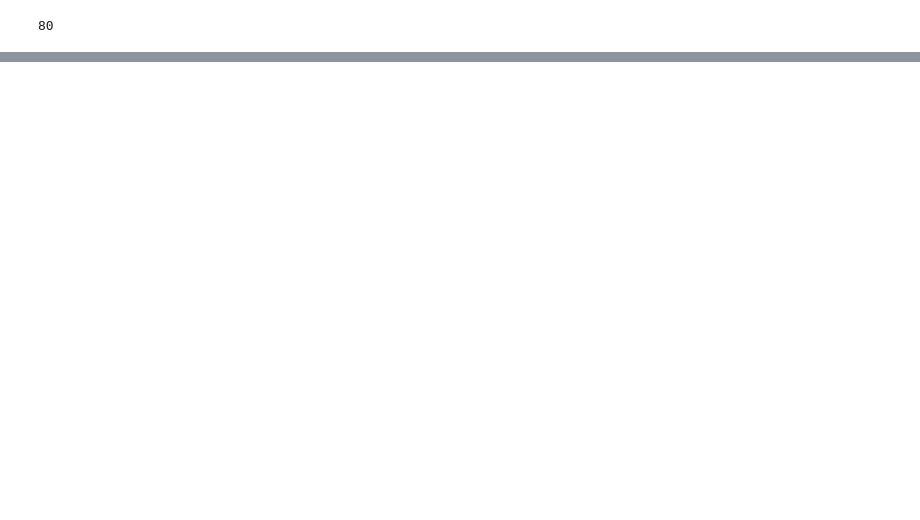
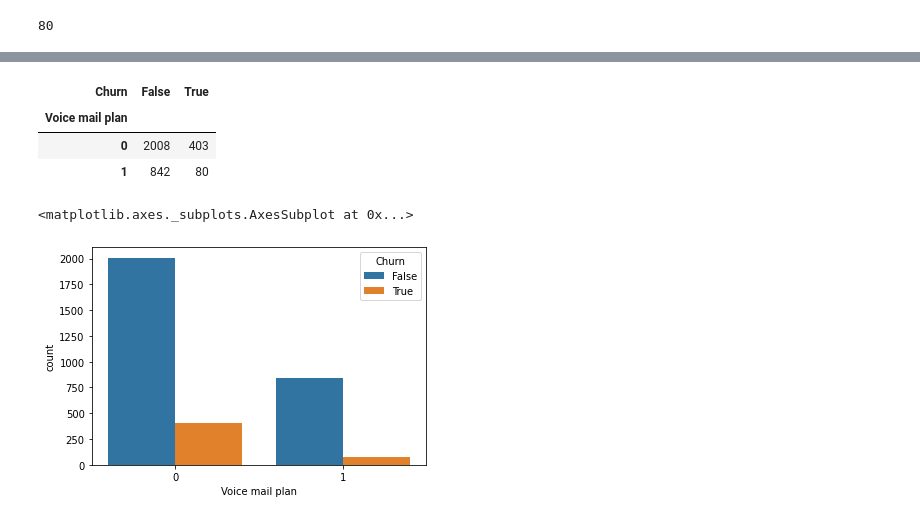
Before and after one commit to M0n1ka-05/team1-telecom-churn-data-analysis, a Jupyter notebook: Monika_Shinde_Team_1_Capstone_Project.ipynb, the cells around one changed output, grey strips where cells are left out. Saved outputs shown, nothing was run; the diff lists cells and outputs as text; code cells hidden in the pictures; blank space fills up the shorter version.

```diff
--- a/Monika_Shinde_Team_1_Capstone_Project.ipynb
+++ b/Monika_Shinde_Team_1_Capstone_Project.ipynb
@@ -265,0 +391,12 @@ sns.boxplot(df_of_churn['Effective_charge'])
+# %%
+pd.crosstab(new_df['Voice mail plan'], new_df['Churn'])
+# %% [output]
+| Churn | False | True |
+| Voice mail plan |  |  |
+| 0 | 2008 | 403 |
+| 1 | 842 | 80 |
+# %%
+sns.countplot(x='Voice mail plan' , hue = 'Churn', data=new_df)
+# %% [output]
+<matplotlib.axes._subplots.AxesSubplot at 0x...>
+[figure, added]
```
Also changed, not shown: parts of 27 cells of this notebook.
